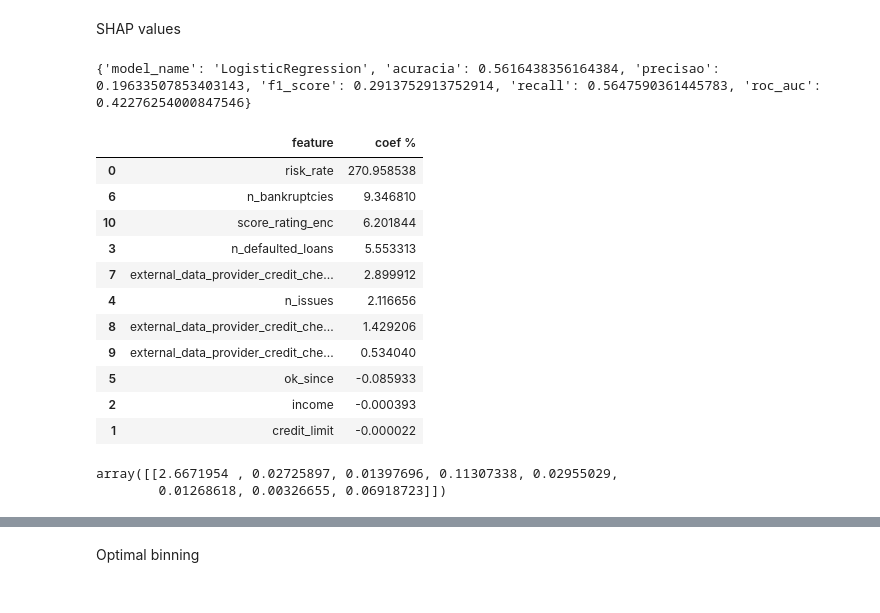
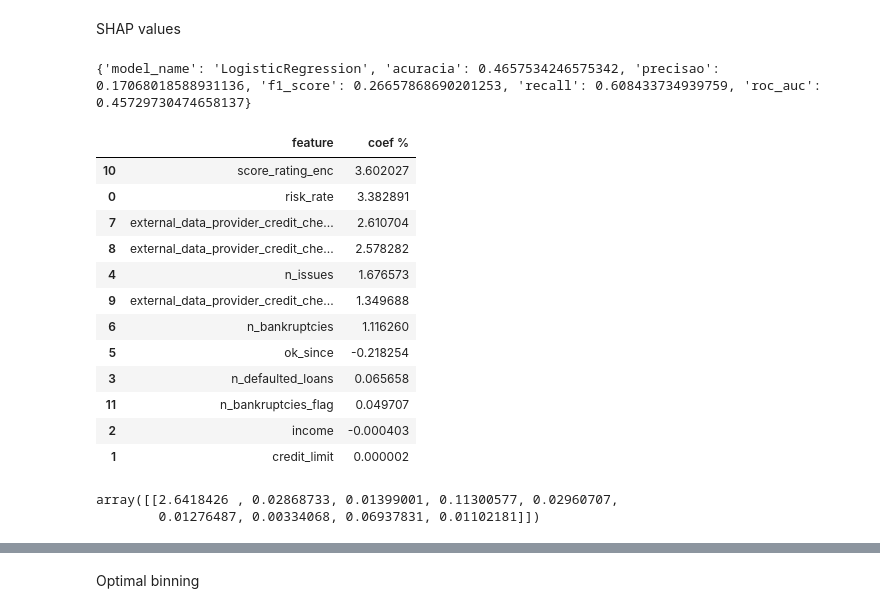
Before and after one commit to WesleySouza13/Nubank-Credit-Risk, a Jupyter notebook: notebooks/modeling.ipynb, the cells around one changed output, grey strips where cells are left out. Cells and saved outputs as stored; diff of their text form; code cells hidden in the pictures.

```diff
--- a/notebooks/modeling.ipynb
+++ b/notebooks/modeling.ipynb
@@ -313,48 +315,43 @@ np.random.seed(0)
 # %%
 # setando modelo de regressao logistica
 x_shap_columns = new_x_train.drop('score_rating', axis=1)
 x_shap_test = new_x_test.drop('score_rating', axis=1)
 
 log_pipe = Pipeline([
     ('FeatureEng', FeatureEng()),
     ('onehot', OneHotEncoder(handle_unknown='ignore')),
     ('scaler', StandardScaler()),
     #('PCA', PCA()),
-    ('model', LogisticRegression(class_weight='balanced',
-        penalty='l1',
-        C=4.17438470876542,
-        solver='liblinear',
-        max_iter=477,
-        fit_intercept=True,
-        random_state=42))
+    ('model', LogisticRegression(class_weight='balanced',random_state=42))
 ])
 model_log = log_pipe.named_steps['model']
 model_log.fit(x_shap_columns, y_train)
 log_predict = model_log.predict(x_shap_test)
 log_predict_proba = model_log.predict_proba(x_shap_test)[:,0]
 print(metrics(model=model_log, y_true=y_test, y_pred=log_predict, y_proba=log_predict_proba))
 
 # calculando coeficientes
 coef_df = pd.DataFrame({
     'feature': x_shap_columns.columns,
     'coef %': model_log.coef_[0]*100
 }).sort_values(by='coef %', key=abs, ascending=False)
 
 display(coef_df)
 # %% [output]
-{'model_name': 'LogisticRegression', 'acuracia': 0.5616438356164384, 'precisao': 0.19633507853403143, 'f1_score': 0.2913752913752914, 'recall': 0.5647590361445783, 'roc_auc': 0.42276254000847546}
+{'model_name': 'LogisticRegression', 'acuracia': 0.4657534246575342, 'precisao': 0.17068018588931136, 'f1_score': 0.26657868690201253, 'recall': 0.608433734939759, 'roc_auc': 0.45729730474658137}
 |  | feature | coef % |
-| 0 | risk_rate | 270.958538 |
-| 6 | n_bankruptcies | 9.346810 |
-| 10 | score_rating_enc | 6.201844 |
-| 3 | n_defaulted_loans | 5.553313 |
-| 7 | external_data_provider_credit_che... | 2.899912 |
-| 4 | n_issues | 2.116656 |
-| 8 | external_data_provider_credit_che... | 1.429206 |
-| 9 | external_data_provider_credit_che... | 0.534040 |
-| 5 | ok_since | -0.085933 |
-| 2 | income | -0.000393 |
-| 1 | credit_limit | -0.000022 |
+| 10 | score_rating_enc | 3.602027 |
+| 0 | risk_rate | 3.382891 |
+| 7 | external_data_provider_credit_che... | 2.610704 |
+| 8 | external_data_provider_credit_che... | 2.578282 |
+| 4 | n_issues | 1.676573 |
+| 9 | external_data_provider_credit_che... | 1.349688 |
+| 6 | n_bankruptcies | 1.116260 |
+| 5 | ok_since | -0.218254 |
+| 3 | n_defaulted_loans | 0.065658 |
+| 11 | n_bankruptcies_flag | 0.049707 |
+| 2 | income | -0.000403 |
+| 1 | credit_limit | 0.000002 |
 # %%
 # dropando colunas nao significativas mostradas no coef
 coef_columns = ['credit_limit', 'income', 'ok_since', 'score_rating']
@@ -367,8 +364,8 @@ new_x_test = new_x_test.drop(coef_columns, axis=1)
 model_log.fit(new_x_train, y_train)
 model_log.coef_
 # %% [output]
-array([[2.6671954 , 0.02725897, 0.01397696, 0.11307338, 0.02955029,
-        0.01268618, 0.00326655, 0.06918723]])
+array([[2.6418426 , 0.02868733, 0.01399001, 0.11300577, 0.02960707,
+        0.01276487, 0.00334068, 0.06937831, 0.01102181]])
 # %%
 # estudo de SHAP values
 explainer = shap.LinearExplainer(model_log, new_x_test)
```
Also changed, not shown: parts of 25 cells of this notebook, 5 other files.
